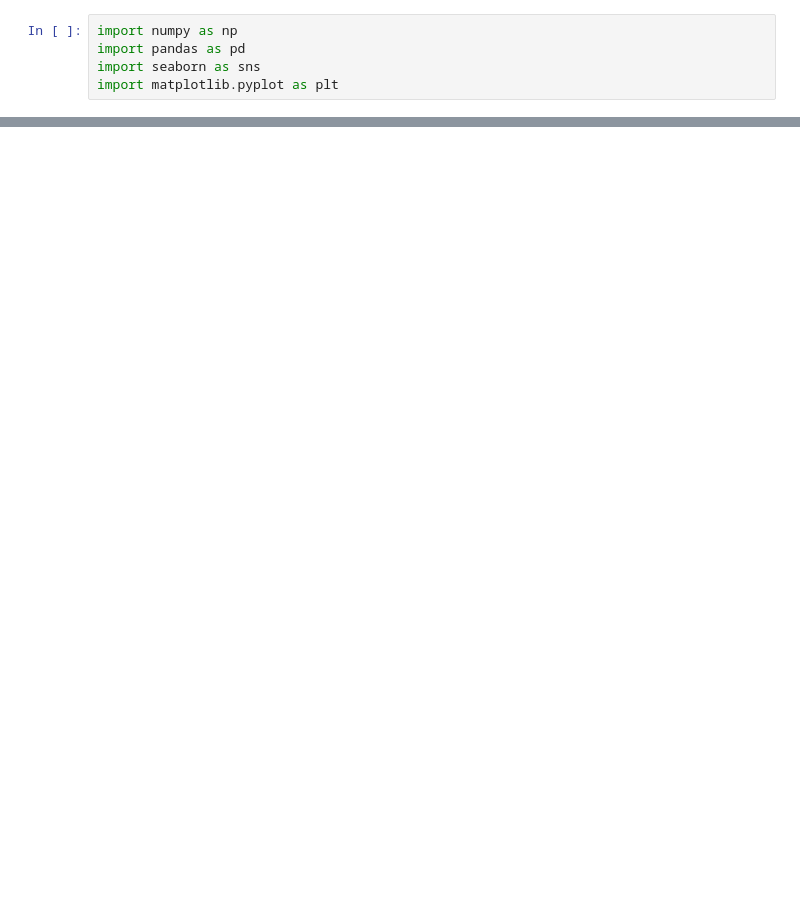
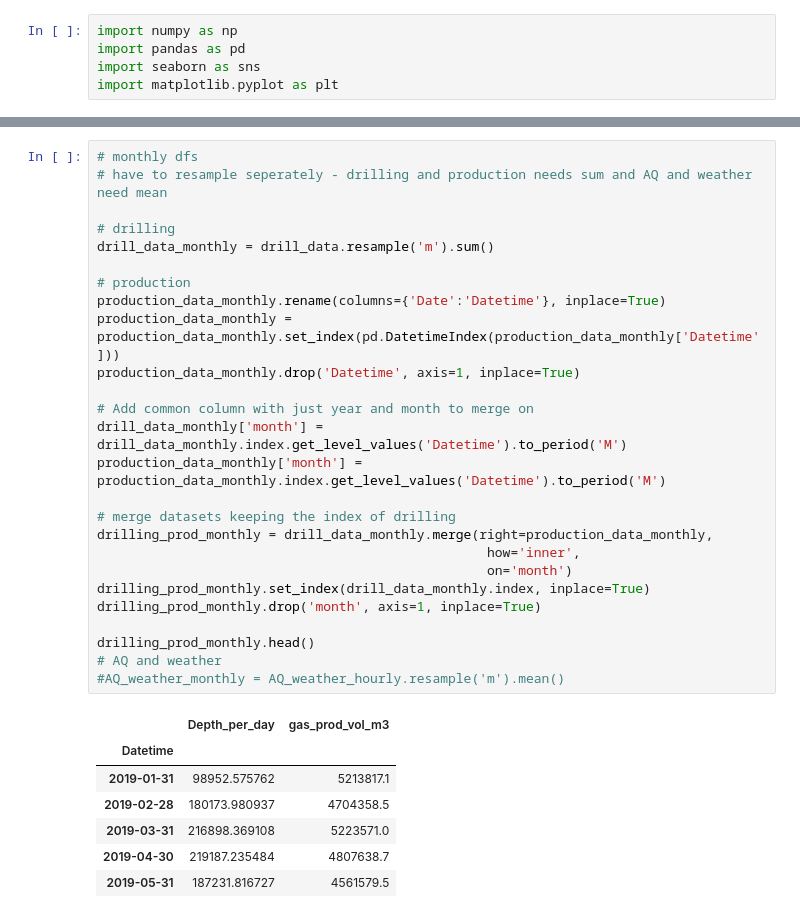
Before and after one commit to mirandadoris/CIV1498_Project2_Pythoneers, a Jupyter notebook: 2-Analysis/Weather_AQ_UOG_Analysis.ipynb, the cells around one changed output, grey strips where cells are left out. Cells and saved outputs as stored; diff of their text form; blank space fills up the shorter version.

```diff
--- a/2-Analysis/Weather_AQ_UOG_Analysis.ipynb
+++ b/2-Analysis/Weather_AQ_UOG_Analysis.ipynb
@@ -54,0 +70,34 @@ production_data_daily = pd.read_csv('production_daily.csv')
+# %%
+# monthly dfs
+# have to resample seperately - drilling and production needs sum and AQ and weather need mean
+
+# drilling
+drill_data_monthly = drill_data.resample('m').sum()
+
+# production
+production_data_monthly.rename(columns={'Date':'Datetime'}, inplace=True)
+production_data_monthly = production_data_monthly.set_index(pd.DatetimeIndex(production_data_monthly['Datetime']))
+production_data_monthly.drop('Datetime', axis=1, inplace=True)
+
+# Add common column with just year and month to merge on
+drill_data_monthly['month'] = drill_data_monthly.index.get_level_values('Datetime').to_period('M')
+production_data_monthly['month'] = production_data_monthly.index.get_level_values('Datetime').to_period('M')
+
+# merge datasets keeping the index of drilling
+drilling_prod_monthly = drill_data_monthly.merge(right=production_data_monthly,
+                                                  how='inner',
+                                                  on='month')
+drilling_prod_monthly.set_index(drill_data_monthly.index, inplace=True)
+drilling_prod_monthly.drop('month', axis=1, inplace=True)
+
+drilling_prod_monthly.head()
+# AQ and weather
+#AQ_weather_monthly = AQ_weather_hourly.resample('m').mean()
+# %% [output]
+|  | Depth_per_day | gas_prod_vol_m3 |
+| Datetime |  |  |
+| 2019-01-31 | 98952.575762 | 5213817.1 |
+| 2019-02-28 | 180173.980937 | 4704358.5 |
+| 2019-03-31 | 216898.369108 | 5223571.0 |
+| 2019-04-30 | 219187.235484 | 4807638.7 |
+| 2019-05-31 | 187231.816727 | 4561579.5 |
```
Also changed, not shown: parts of 6 cells of this notebook.
